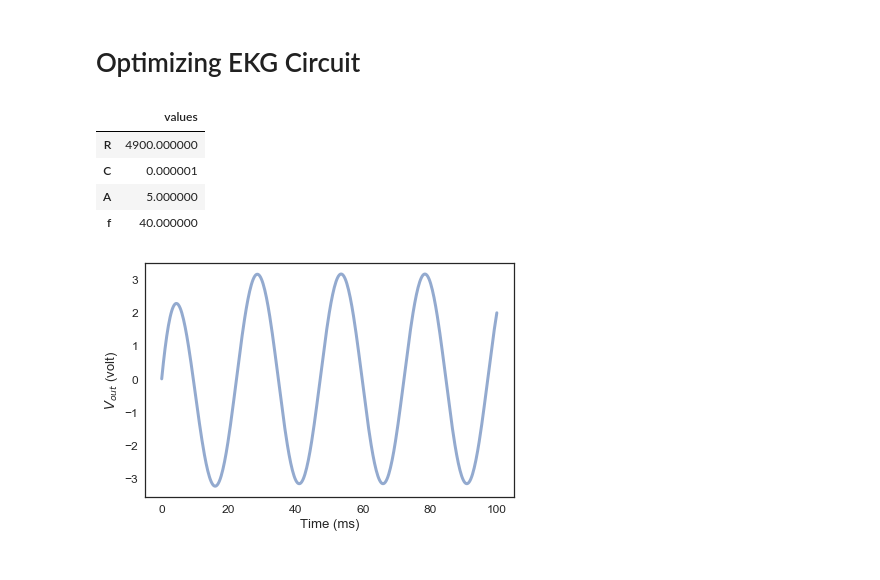
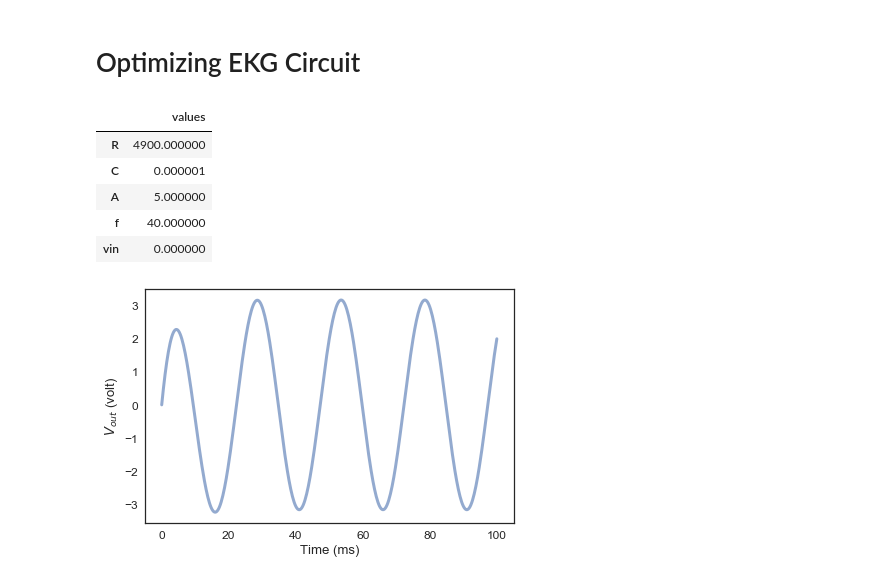
Before and after one commit to ThomasJagielski/ModSimPy, a Jupyter notebook: code/EKG Circuit Optimization.ipynb, the cells around one changed output. Cells and saved outputs as stored; diff of their text form; code cells hidden in the pictures.

```diff
--- a/code/EKG Circuit Optimization.ipynb
+++ b/code/EKG Circuit Optimization.ipynb
@@ -18,16 +18,18 @@ second = UNITS.second;
 # %%
 params1 = Params(
     R = 4.9e3,   # ohm
     C = 1e-6,  # farad
     A = 5,      # volt
     f = 40,   # Hz
+    vin = 0
 )
 # %% [output]
 |  | values |
 | R | 4900.000000 |
 | C | 0.000001 |
 | A | 5.000000 |
 | f | 40.000000 |
+| vin | 0.000000 |
 # %%
 def make_system(params):
     """Makes a System object for the given conditions.
```
Also changed, not shown: parts of 4 cells of this notebook.
